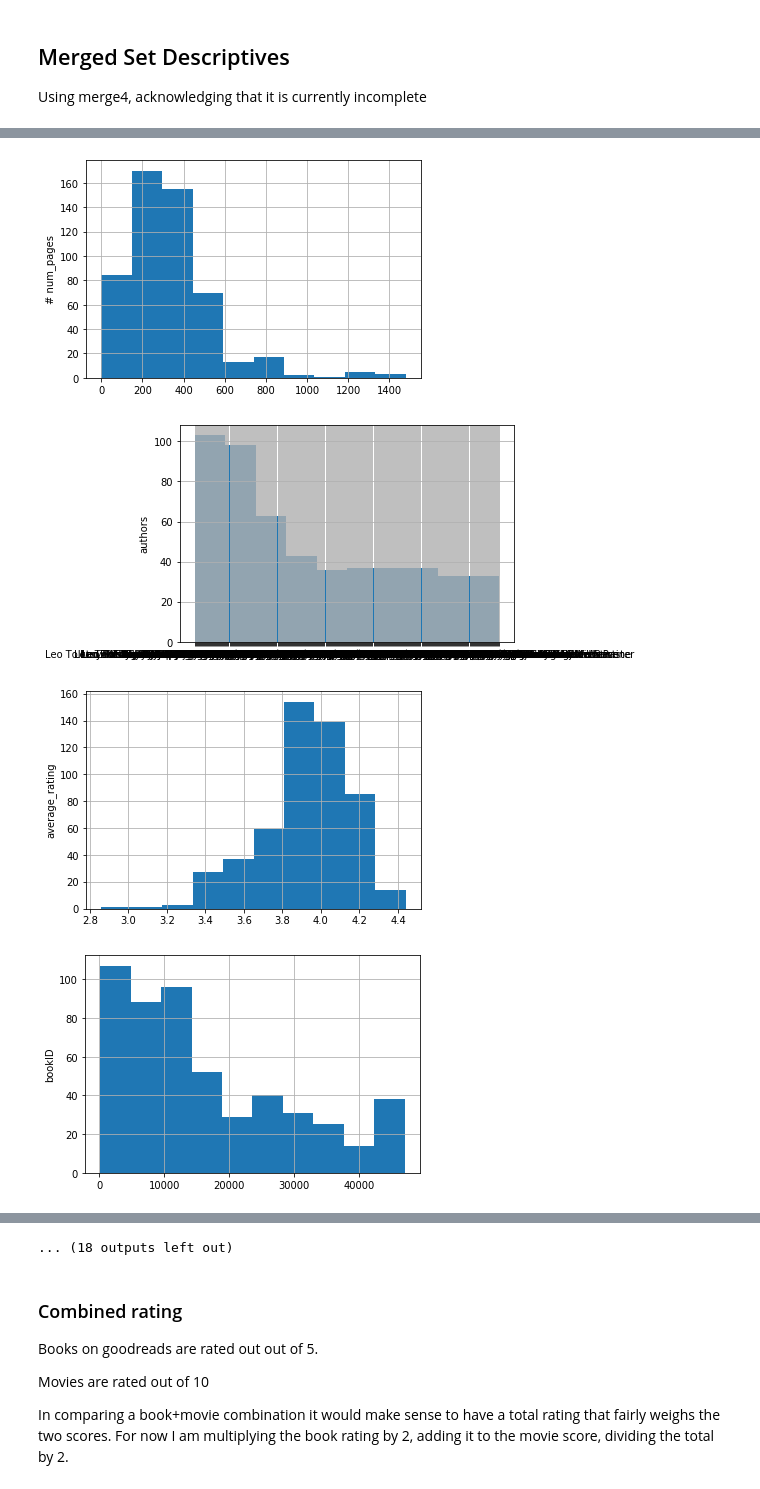
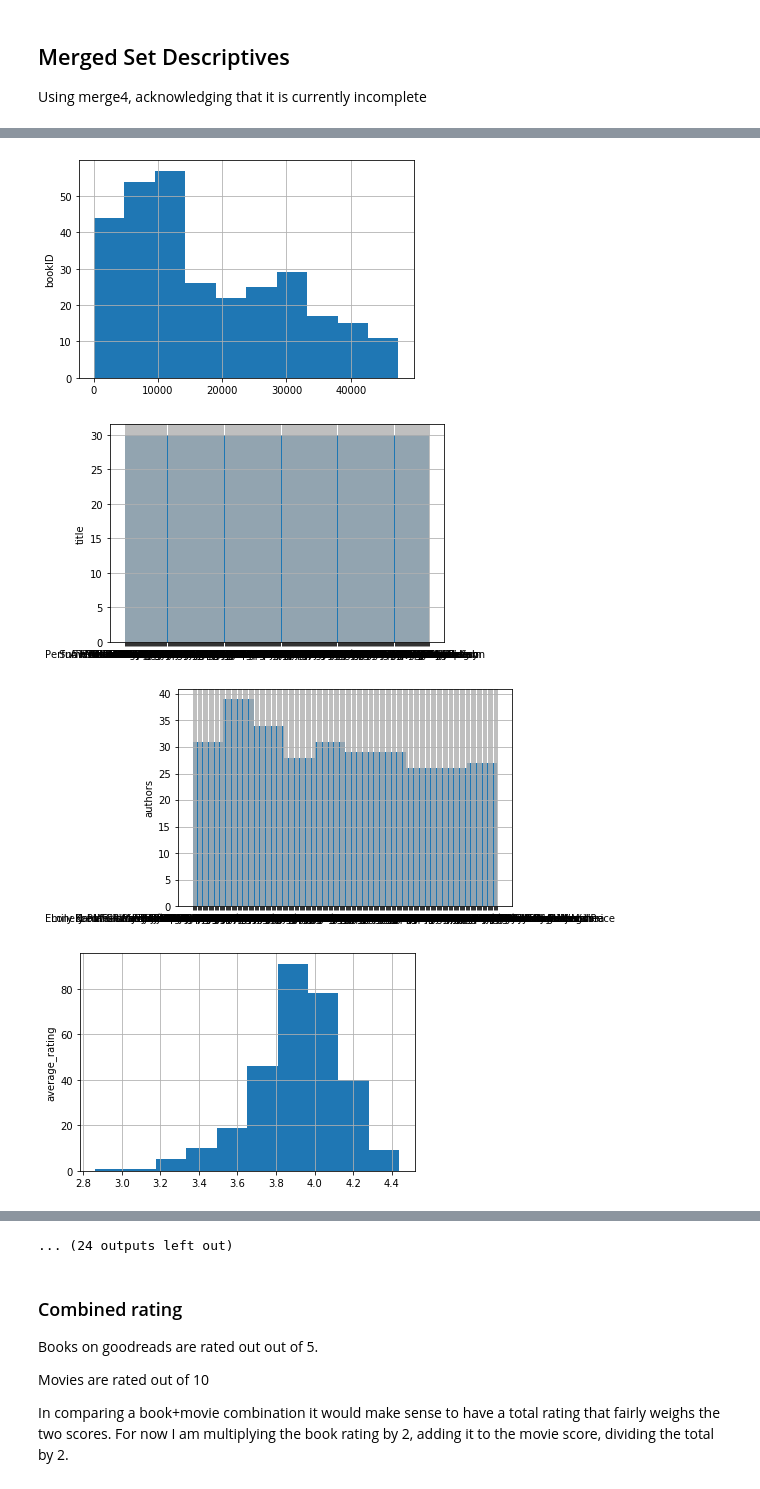
Before and after one commit to noahjett/Movie-Goodreads-Analysis, a Jupyter notebook: Book_Movie_Analysis.ipynb, the cells around one changed output, grey strips where cells are left out. Cells and saved outputs as stored; diff of their text form; code cells hidden in the pictures.

```diff
--- a/Book_Movie_Analysis.ipynb
+++ b/Book_Movie_Analysis.ipynb
@@ -613,0 +714,3 @@ for i in books_for_match['title']:
+# %%
+df = pd.merge(get_matched_books,get_matched_movies)
+df.head(10)
@@ -626,0 +754,7 @@ def verify(row):
+# %%
+grab = df['authors'].str.split('-')
+grab = grab.apply(lambda x: x[0])
+df['author'] = grab
+# %%
+df = pd.merge(df, credits)
+df
@@ -629,0 +813,3 @@ Using merge4, acknowledging that it is currently incomplete
+# %%
+df = df.drop(df[test].index)
+df.head(10)
@@ -704,11 +906,11 @@ Name: authors, dtype: object
 # %%
-for i in merge4:
-  if merge4[i].dtype == 'int64' or 'float64':
-    merge4[i].hist()
+for i in df:
+  if df[i].dtype == 'int64' or 'float64':
+    df[i].hist()
     plt.ylabel(i)
     plt.show()
 # %% [output]
-[figure, old version]
+[figure, new version]
-[figure, old version]
+[figure, new version]
-[figure, old version]
+[figure, new version]
-[figure, old version]
+[figure, new version]
@@ -723,4 +925,4 @@ for i in merge4:
-... (18 outputs left out)
+... (24 outputs left out)
 # %% [markdown]
 ### Combined rating
 Books on goodreads are rated out out of 5.
```
Also changed, not shown: parts of 51 cells of this notebook.
